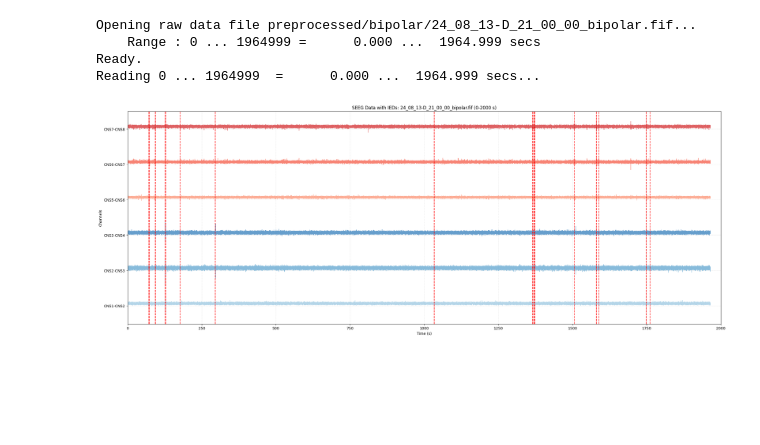
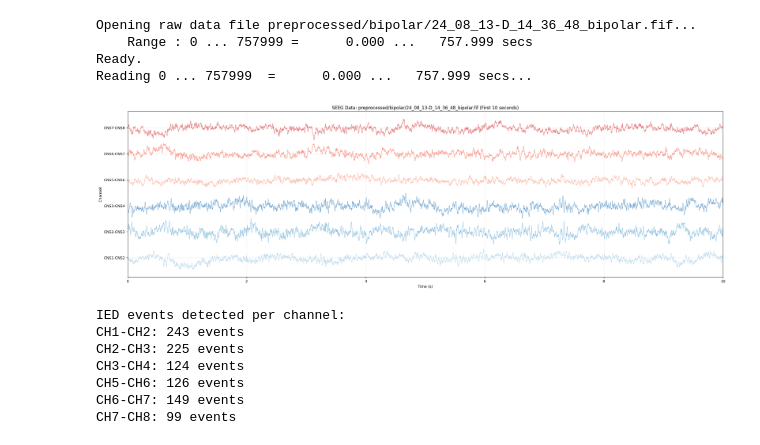
Before and after one commit to Jlei61/ans_MARBLE, a Jupyter notebook: raw_visualize.ipynb, the cells around one changed output. Drawn from its saved outputs; the diff is of its cells as text; code cells hidden in the pictures; blank space fills up the shorter version.

```diff
--- a/raw_visualize.ipynb
+++ b/raw_visualize.ipynb
@@ -193,26 +201,48 @@ Reading 0 ... 1964999  =      0.000 ...  1964.999 secs...
-# %%
-# Step 3: Detect IED time ranges
-n_channels = len(raw.ch_names)
-high_times = find_high_enveTimes(
-    raw_enve=raw_enve,
-    chns_nums=n_channels,
-    fs=fs,
-    rel_thresh=3,      # Relative threshold
-    abs_thresh=3,      # Absolute threshold
-    min_gap=10,          # Minimum gap in ms
-    min_last=10,         # Minimum duration in ms
-    start_time=0
-)
-
-# Call the plotting function
-plot_seeg_with_ieds(
-    fif_file=fif_file,
-    ied_times=high_times,
-    start_time= 0,
-    end_time= 2000)
-# %% [output]
-Opening raw data file preprocessed/bipolar/24_08_13-D_21_00_00_bipolar.fif...
-    Range : 0 ... 1964999 =      0.000 ...  1964.999 secs
-Ready.
-Reading 0 ... 1964999  =      0.000 ...  1964.999 secs...
-[figure, removed]
+# %%
+plot_seeg_channels(fif_file, duration=10)
+# %% [output]
+Opening raw data file preprocessed/bipolar/24_08_13-D_14_36_48_bipolar.fif...
+    Range : 0 ... 757999 =      0.000 ...   757.999 secs
+Ready.
+Reading 0 ... 757999  =      0.000 ...   757.999 secs...
+[figure, added]
+# %%
+# Define parameters for IED detection
+freq_band = [250, 451]
+fs = raw.info['sfreq']
+
+# Extract all data for analysis (using the entire recording)
+data, times = raw[:, :]
+
+# Calculate the envelope of the signal in the specified frequency band
+# This helps to detect high amplitude events like IEDs
+raw_envelope = return_hil_enve_norm(data, fs, freq_band)
+
+# Detect IED events using the envelope
+# Parameters are tuned for IED detection:
+# - rel_thresh: relative threshold compared to median (higher = stricter)
+# - abs_thresh: absolute threshold compared to global median (higher = stricter)
+# - min_gap: minimum gap between events in ms
+# - min_last: minimum duration of events in ms
+ied_events = find_high_enveTimes(raw_envelope,
+                                len(raw.ch_names),
+                                fs,
+                                rel_thresh=3.0,  # Increased threshold for IEDs
+                                abs_thresh=3.,  # Increased threshold for IEDs
+                                min_gap=20,      # Minimum gap between IEDs (ms)
+                                min_last=20,     # Minimum duration of IEDs (ms)
+                                start_time=0)
+
+# Count detected IED events per channel
+ied_counts = [len(events) for events in ied_events]
+print("IED events detected per channel:")
+for i, count in enumerate(ied_counts):
+    print(f"{raw.ch_names[i]}: {count} events")
+# %% [output]
+IED events detected per channel:
+CH1-CH2: 243 events
+CH2-CH3: 225 events
+CH3-CH4: 124 events
+CH5-CH6: 126 events
+CH6-CH7: 149 events
+CH7-CH8: 99 events
```
Also changed, not shown: parts of 5 cells of this notebook, 14 other files.
